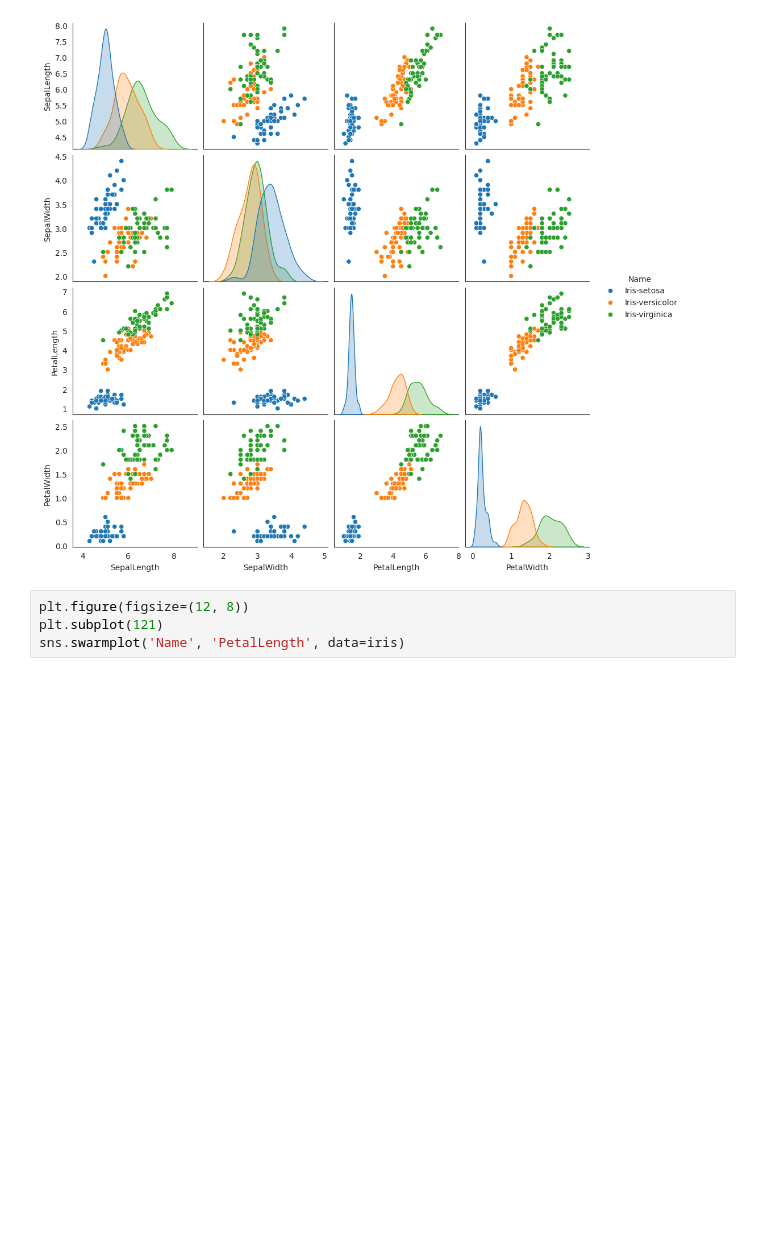
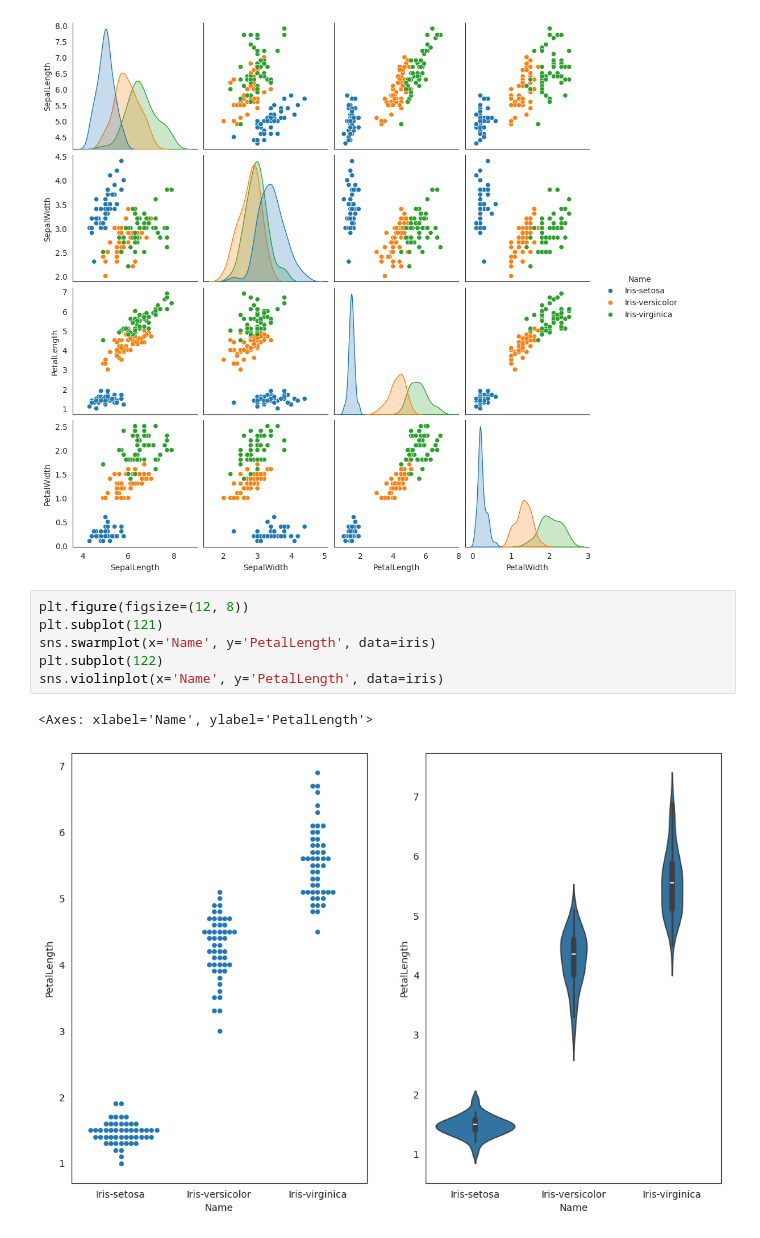
Before and after one commit to Zainab-Ayoub/dataScienceProblems, a Jupyter notebook: seaborn.ipynb, the cells around one changed output. Saved outputs shown, nothing was run; the diff lists cells and outputs as text; blank space fills up the shorter version.

Commit message:
violinplot

```diff
--- a/seaborn.ipynb
+++ b/seaborn.ipynb
@@ -59,4 +59,9 @@ sns.pairplot(iris, hue='Name', diag_kind='kde')
 # %%
 plt.figure(figsize=(12, 8))
 plt.subplot(121)
-sns.swarmplot('Name', 'PetalLength', data=iris)
+sns.swarmplot(x='Name', y='PetalLength', data=iris)
+plt.subplot(122)
+sns.violinplot(x='Name', y='PetalLength', data=iris)
+# %% [output]
+<Axes: xlabel='Name', ylabel='PetalLength'>
+[figure, added]
```
